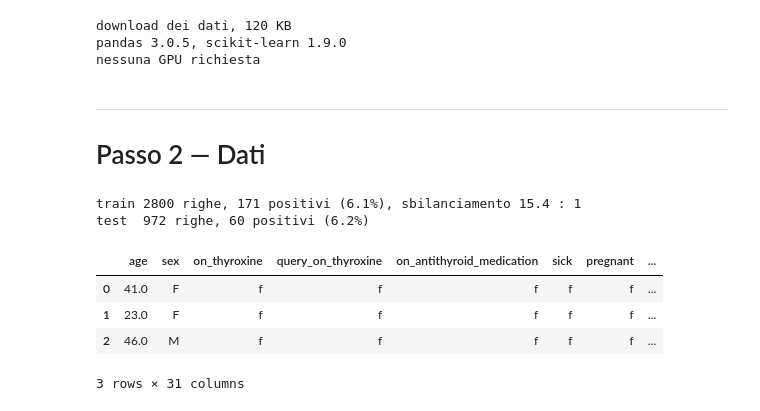
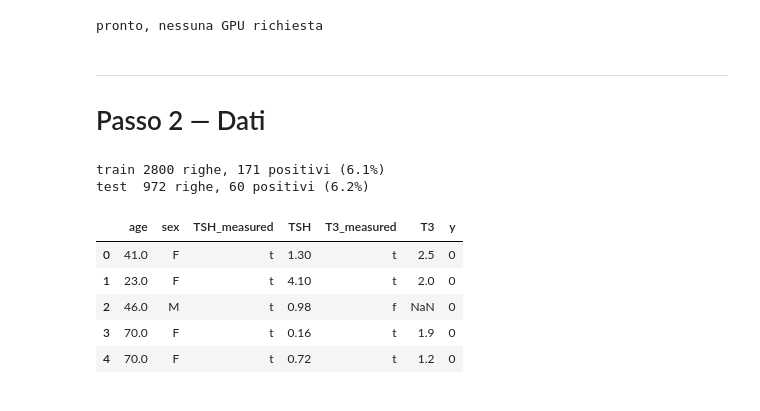
Before and after one commit to nunziati/zcs-ai-course-2026, a Jupyter notebook: lezione-2/lezione-2.ipynb, the cells around one changed output. Saved outputs shown, nothing was run; the diff lists cells and outputs as text; code cells hidden in the pictures.

```diff
--- a/lezione-2/lezione-2.ipynb
+++ b/lezione-2/lezione-2.ipynb
@@ -28,80 +20,58 @@ successivi, la validazione temporale, la conformal prediction — restano sulle
 # %%
 # Installazione e dati. Su Colab la prima esecuzione impiega circa un minuto.
-import importlib, subprocess, sys, os, io, zipfile, urllib.request, pathlib, warnings
+import importlib, subprocess, sys, io, zipfile, urllib.request, pathlib, warnings
 warnings.filterwarnings("ignore")
 
 if importlib.util.find_spec("interpret") is None:
-    print("installo interpret")
     subprocess.run([sys.executable, "-m", "pip", "install", "-q", "interpret"], check=True)
 
-URL = ("https://github.com/nunziati/zcs-ai-course-2026/releases/download/"
-       "dati-thyroid/uci-thyroid.zip")
-ROOT = pathlib.Path("dati")
+D = pathlib.Path("dati/thyroid")
+if not (D / "sick.data").exists():
+    with urllib.request.urlopen(
+        "https://github.com/nunziati/zcs-ai-course-2026/releases/download/"
+        "dati-thyroid/uci-thyroid.zip") as r:
+        zipfile.ZipFile(io.BytesIO(r.read())).extractall("dati")
 
-if not (ROOT / "thyroid" / "sick.data").exists():
-    ROOT.mkdir(exist_ok=True)
-    print("download dei dati, 120 KB")
-    with urllib.request.urlopen(URL) as r:
-        zipfile.ZipFile(io.BytesIO(r.read())).extractall(ROOT)
-
-D = ROOT / "thyroid"
-
-import numpy as np, pandas as pd
-import matplotlib.pyplot as plt
-import sklearn
+import numpy as np, pandas as pd, matplotlib.pyplot as plt
 from sklearn.ensemble import HistGradientBoostingClassifier
 from sklearn.linear_model import LogisticRegression
-from sklearn.metrics import roc_auc_score, average_precision_score, brier_score_loss
-from sklearn.metrics import confusion_matrix
-
+from sklearn.metrics import roc_auc_score, brier_score_loss, confusion_matrix
 plt.rcParams["figure.dpi"] = 110
-print(f"pandas {pd.__version__}, scikit-learn {sklearn.__version__}")
-print("nessuna GPU richiesta")
+print("pronto, nessuna GPU richiesta")
 # %% [output]
-download dei dati, 120 KB
-pandas 3.0.5, scikit-learn 1.9.0
-nessuna GPU richiesta
+pronto, nessuna GPU richiesta
 # %% [markdown]
 ---
 
 # Passo 2 — Dati
 # %%
 # I .data non hanno intestazione, i mancanti sono '?', e l'ultima colonna unisce
-# la classe e l'id del record con una barra verticale: "negative.|3733".
+# classe e id del record con una barra: "negative.|3733".
 COLONNE = ['age', 'sex', 'on_thyroxine', 'query_on_thyroxine',
            'on_antithyroid_medication', 'sick', 'pregnant', 'thyroid_surgery',
            'I131_treatment', 'query_hypothyroid', 'query_hyperthyroid', 'lithium',
            'goitre', 'tumor', 'hypopituitary', 'psych',
            'TSH_measured', 'TSH', 'T3_measured', 'T3', 'TT4_measured', 'TT4',
            'T4U_measured', 'T4U', 'FTI_measured', 'FTI', 'TBG_measured', 'TBG',
            'referral_source', 'target']
-
-ESAMI = ['TSH', 'T3', 'TT4', 'T4U', 'FTI', 'TBG']
-BOOLEANE = ['on_thyroxine', 'query_on_thyroxine', 'on_antithyroid_medication',
-            'sick', 'pregnant', 'thyroid_surgery', 'I131_treatment',
-            'query_hypothyroid', 'query_hyperthyroid', 'lithium', 'goitre',
-            'tumor', 'hypopituitary', 'psych']
+ESAMI = ['TSH', 'T3', 'TT4', 'T4U', 'FTI']
 
 def carica(nome):
     d = pd.read_csv(D / nome, header=None, names=COLONNE, na_values="?")
-    d["target"] = d["target"].str.split("|").str[0].str.rstrip(".")
-    d["y"] = (d["target"] == "sick").astype(int)
+    d["y"] = (d["target"].str.split("|").str[0].str.rstrip(".") == "sick").astype(int)
     return d
 
 train, test = carica("sick.data"), carica("sick.test")
-
-# Attenzione al nome: 'sick' è sia una colonna di anamnesi sia il nome della classe
-# positiva. La colonna è un dato del paziente, l'etichetta sta in 'target'.
-print(f"train {len(train)} righe, {train.y.sum()} positivi "
-      f"({train.y.mean():.1%}), sbilanciamento {(1 - train.y.mean()) / train.y.mean():.1f} : 1")
+print(f"train {len(train)} righe, {train.y.sum()} positivi ({train.y.mean():.1%})")
 print(f"test  {len(test)} righe, {test.y.sum()} positivi ({test.y.mean():.1%})")
-train.head(3)
+train[["age", "sex", "TSH_measured", "TSH", "T3_measured", "T3", "y"]].head()
 # %% [output]
-train 2800 righe, 171 positivi (6.1%), sbilanciamento 15.4 : 1
+train 2800 righe, 171 positivi (6.1%)
 test  972 righe, 60 positivi (6.2%)
-|  | age | sex | on_thyroxine | query_on_thyroxine | on_antithyroid_medication | sick | pregnant | ... |
-| 0 | 41.0 | F | f | f | f | f | f | ... |
-| 1 | 23.0 | F | f | f | f | f | f | ... |
-| 2 | 46.0 | M | f | f | f | f | f | ... |
+|  | age | sex | TSH_measured | TSH | T3_measured | T3 | y |
+| 0 | 41.0 | F | t | 1.30 | t | 2.5 | 0 |
+| 1 | 23.0 | F | t | 4.10 | t | 2.0 | 0 |
+| 2 | 46.0 | M | t | 0.98 | f | NaN | 0 |
+| 3 | 70.0 | F | t | 0.16 | t | 1.9 | 0 |
+| 4 | 70.0 | F | t | 0.72 | t | 1.2 | 0 |
-3 rows × 31 columns
 # %%
```
Also changed, not shown: parts of 27 cells of this notebook, 1 other file.
